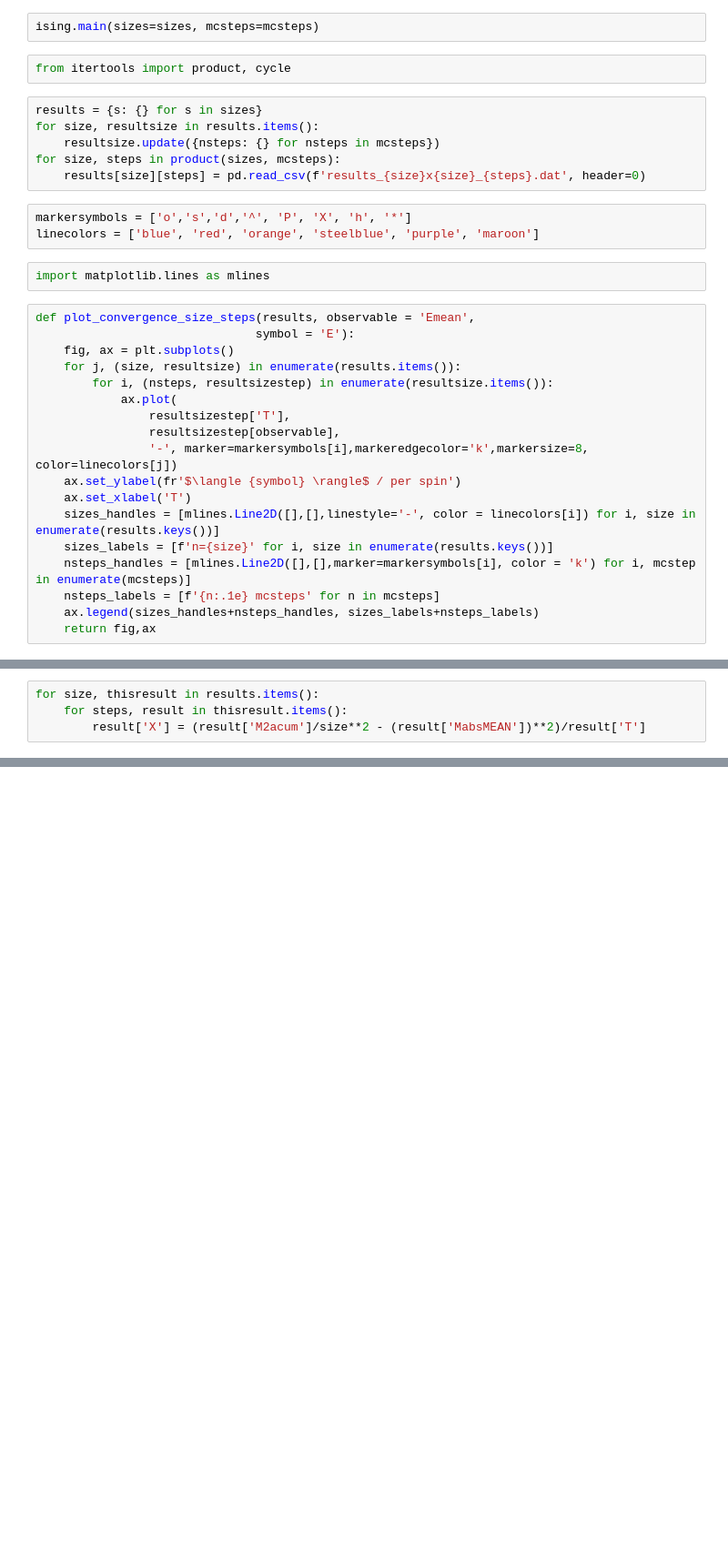
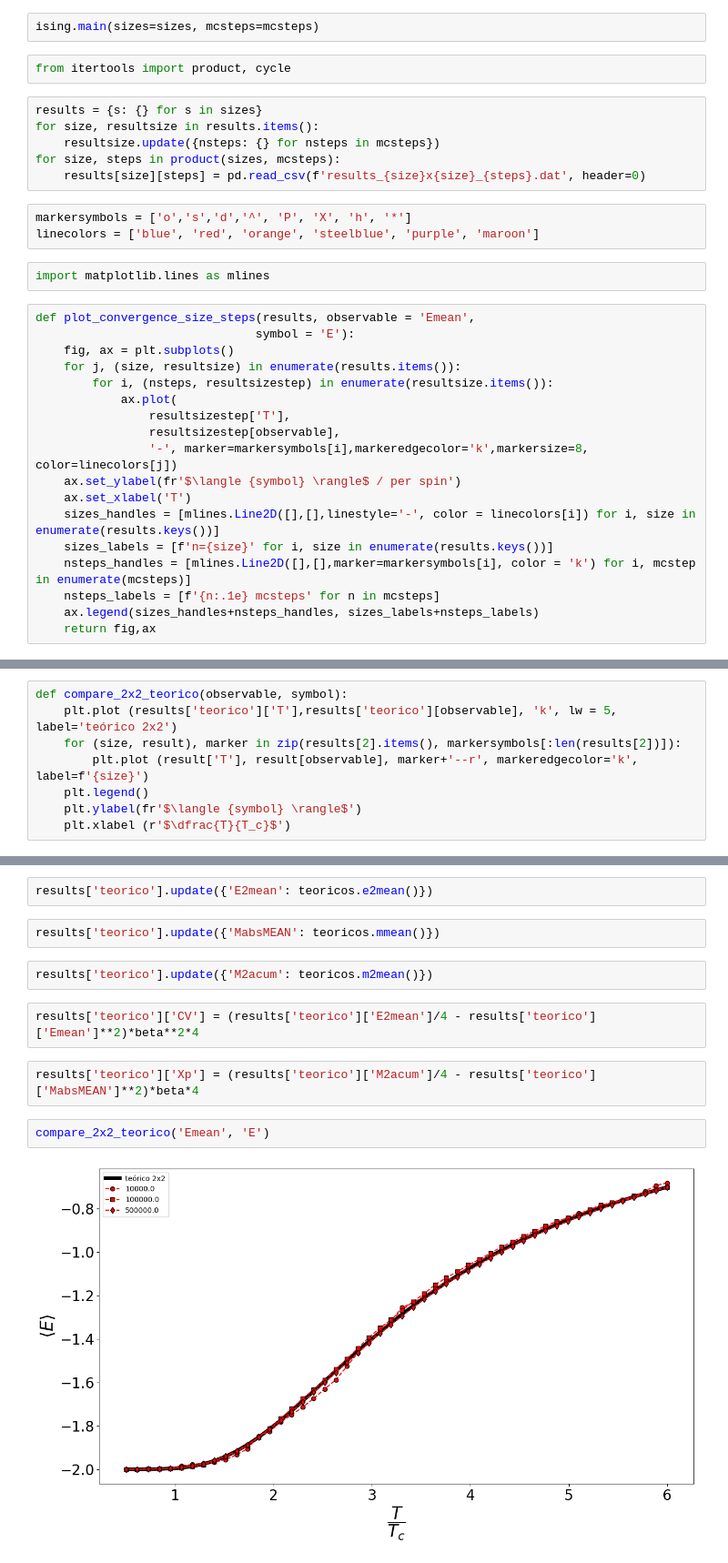
Before and after one commit to Modelizacion-de-Materiales/ModelizacionSolucionProblemas, a Jupyter notebook: Guia5-MC/Guia5-MC-python/MC_plots.ipynb, the cells around one changed output, grey strips where cells are left out. Shown at 91% size. Saved outputs shown, nothing was run; the diff lists cells and outputs as text; blank space fills up the shorter version.

```diff
--- a/Guia5-MC/Guia5-MC-python/MC_plots.ipynb
+++ b/Guia5-MC/Guia5-MC-python/MC_plots.ipynb
@@ -70,4 +68,0 @@ plot_convergence_size_steps(results, observable='CV', symbol='C_v')
-# %%
-for size, thisresult in results.items():
-    for steps, result in thisresult.items():
-        result['X'] = (result['M2acum']/size**2 - (result['MabsMEAN'])**2)/result['T']
@@ -79,0 +91,8 @@ plot_convergence_size_steps(results, observable='X', symbol = '\chi')
+# %%
+def compare_2x2_teorico(observable, symbol):
+    plt.plot (results['teorico']['T'],results['teorico'][observable], 'k', lw = 5, label='teórico 2x2')
+    for (size, result), marker in zip(results[2].items(), markersymbols[:len(results[2])]):
+        plt.plot (result['T'], result[observable], marker+'--r', markeredgecolor='k', label=f'{size}')
+    plt.legend()
+    plt.ylabel(fr'$\langle {symbol} \rangle$')
+    plt.xlabel (r'$\dfrac{T}{T_c}$')
@@ -79,0 +109,14 @@ plot_convergence_size_steps(results, observable='X', symbol = '\chi')
+# %%
+results['teorico'].update({'E2mean': teoricos.e2mean()})
+# %%
+results['teorico'].update({'MabsMEAN': teoricos.mmean()})
+# %%
+results['teorico'].update({'M2acum': teoricos.m2mean()})
+# %%
+results['teorico']['CV'] = (results['teorico']['E2mean']/4 - results['teorico']['Emean']**2)*beta**2*4
+# %%
+results['teorico']['Xp'] = (results['teorico']['M2acum']/4 - results['teorico']['MabsMEAN']**2)*beta*4
+# %%
+compare_2x2_teorico('Emean', 'E')
+# %% [output]
+[figure, added]
```
Also changed, not shown: parts of 19 cells of this notebook, 2 other files.
